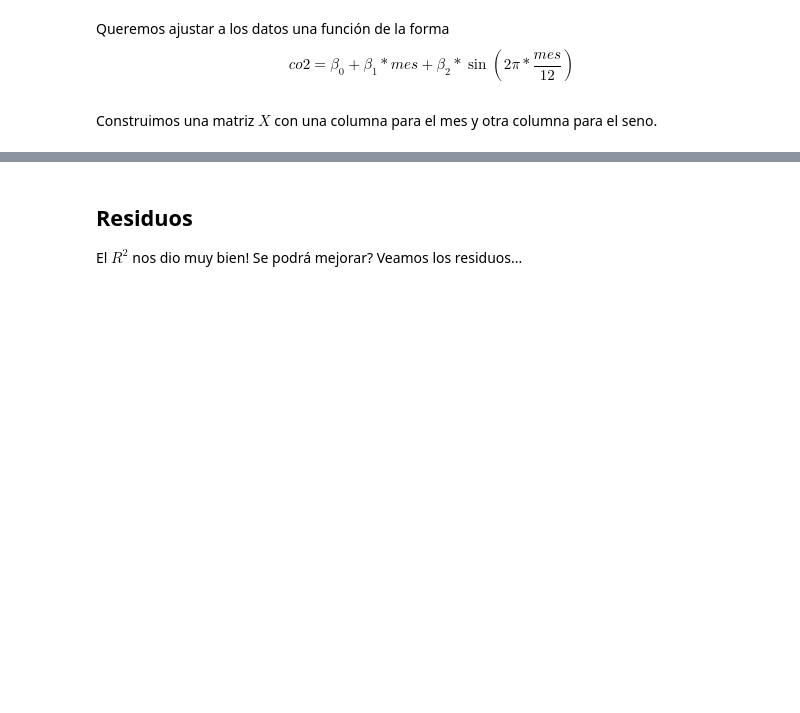
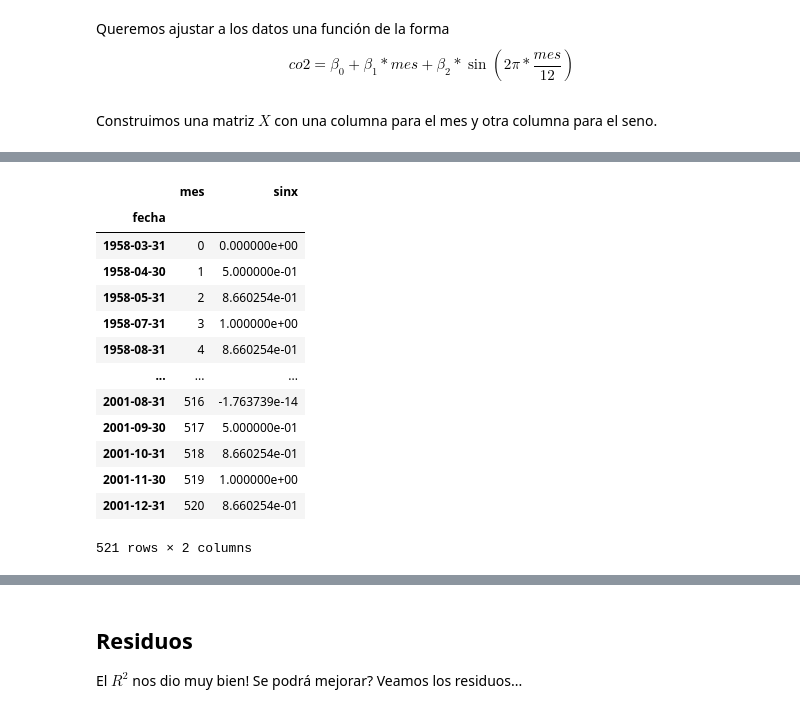
Before and after one commit to deusdevok/UBAExactasCompu, a Jupyter notebook: LaboDatos/Notebooks/clase05-ldd-cuadradosminimos-clase.ipynb, the cells around one changed output, grey strips where cells are left out. Saved outputs shown, nothing was run; the diff lists cells and outputs as text; code cells hidden in the pictures; blank space fills up the shorter version.

```diff
--- a/LaboDatos/Notebooks/clase05-ldd-cuadradosminimos-clase.ipynb
+++ b/LaboDatos/Notebooks/clase05-ldd-cuadradosminimos-clase.ipynb
@@ -206,13 +313,28 @@ data.co2.size
 # %%
 mes = np.arange(521)
 X = pd.DataFrame(
     {
         "mes": mes,
-        "sinx": ??
+        "sinx": np.sin(2*np.pi*mes / 12)
     },
     index=data.index
 )
 X
+# %% [output]
+|  | mes | sinx |
+| fecha |  |  |
+| 1958-03-31 | 0 | 0.000000e+00 |
+| 1958-04-30 | 1 | 5.000000e-01 |
+| 1958-05-31 | 2 | 8.660254e-01 |
+| 1958-07-31 | 3 | 1.000000e+00 |
+| 1958-08-31 | 4 | 8.660254e-01 |
+| ... | ... | ... |
+| 2001-08-31 | 516 | -1.763739e-14 |
+| 2001-09-30 | 517 | 5.000000e-01 |
+| 2001-10-31 | 518 | 8.660254e-01 |
+| 2001-11-30 | 519 | 1.000000e+00 |
+| 2001-12-31 | 520 | 8.660254e-01 |
+521 rows × 2 columns
 # %%
 # Variable respuesta
 y = data["co2"]
```
Also changed, not shown: parts of 24 cells of this notebook, 38 other files.
